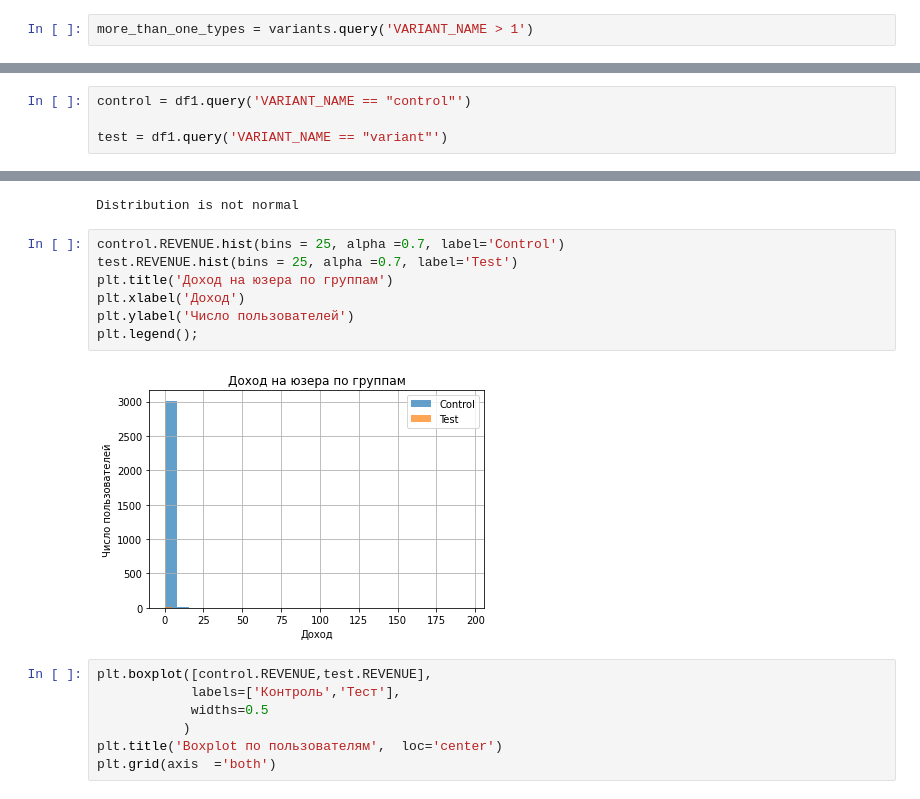
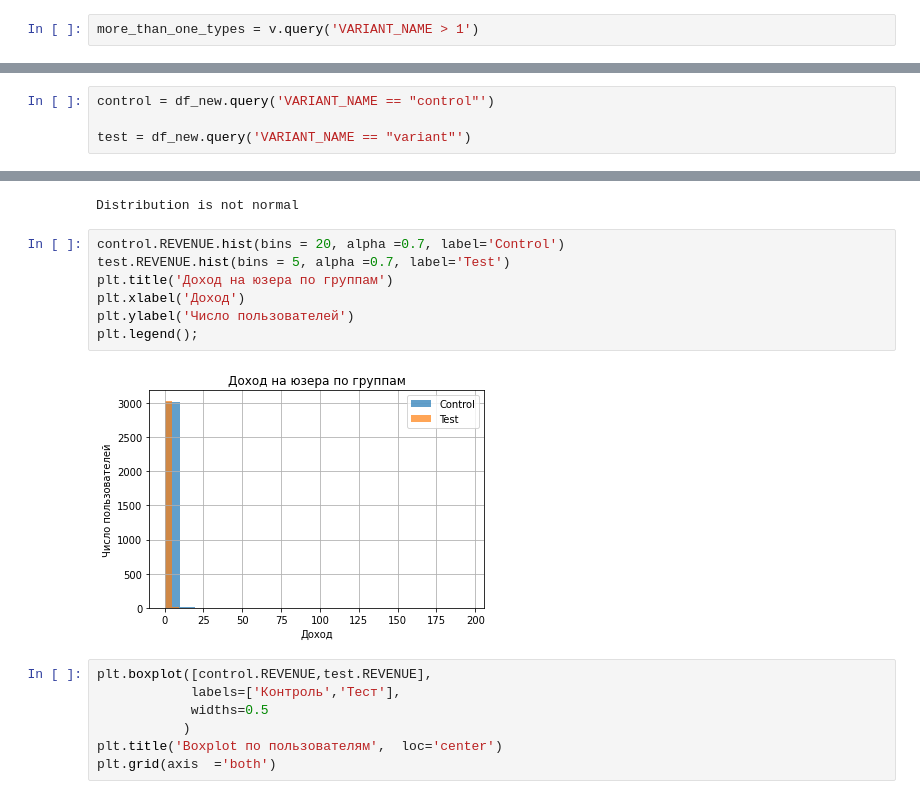
Before and after one commit to IrinaBoyarchukova/A_B_test, a Jupyter notebook: Урок_8__"A_B_Python_new_ipynb""".ipynb, the cells around one changed output, grey strips where cells are left out. Drawn from its saved outputs; the diff is of its cells as text.

```diff
--- a/Урок_8__"A_B_Python_new_ipynb""".ipynb
+++ b/Урок_8__"A_B_Python_new_ipynb""".ipynb
@@ -341,4 +366,4 @@ v.head(10)
 | 8 | 12 | 1 |
 | 9 | 13 | 1 |
 # %%
-more_than_one_types = variants.query('VARIANT_NAME > 1')
+more_than_one_types = v.query('VARIANT_NAME > 1')
@@ -357,9 +394,9 @@ df.shape
 # %% [output]
 (10000, 3)
 # %%
-control = df1.query('VARIANT_NAME == "control"')
+control = df_new.query('VARIANT_NAME == "control"')
 
-test = df1.query('VARIANT_NAME == "variant"')
+test = df_new.query('VARIANT_NAME == "variant"')
 # %%
 len(control)
 # %% [output]
@@ -379,14 +416,14 @@ False:''}[st[1] < alpha]));
 # %% [output]
 Distribution is not normal
 # %%
-control.REVENUE.hist(bins = 25, alpha =0.7, label='Control')
-test.REVENUE.hist(bins = 25, alpha =0.7, label='Test')
+control.REVENUE.hist(bins = 20, alpha =0.7, label='Control')
+test.REVENUE.hist(bins = 5, alpha =0.7, label='Test')
 plt.title('Доход на юзера по группам')
 plt.xlabel('Доход')
 plt.ylabel('Число пользователей')
 plt.legend();
 # %% [output]
-[figure, old version]
+[figure, new version]
 # %%
 plt.boxplot([control.REVENUE,test.REVENUE],
             labels=['Контроль','Тест'],
```
Also changed, not shown: parts of 26 cells of this notebook.
